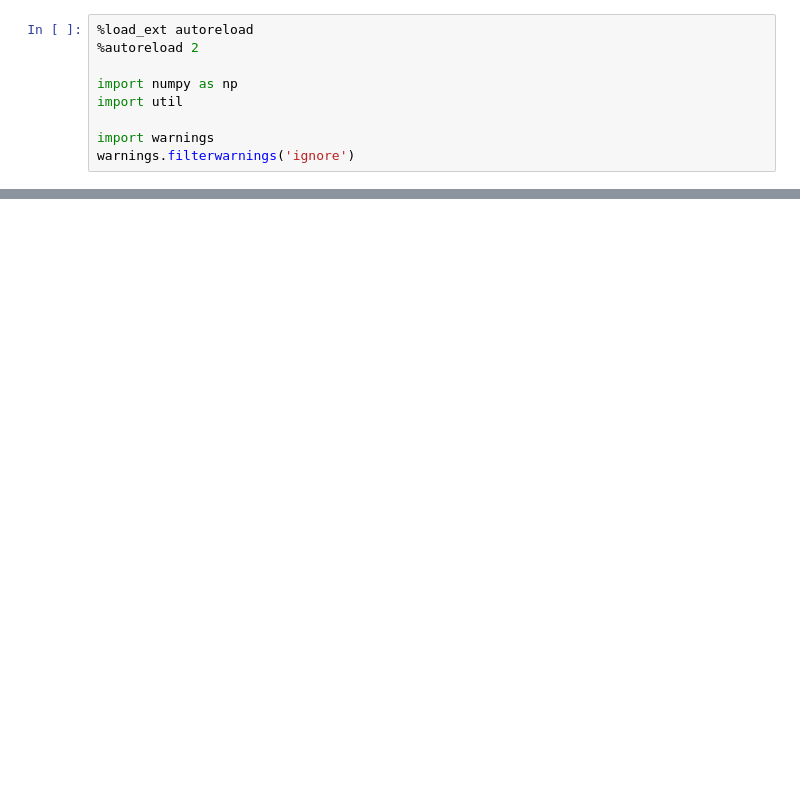
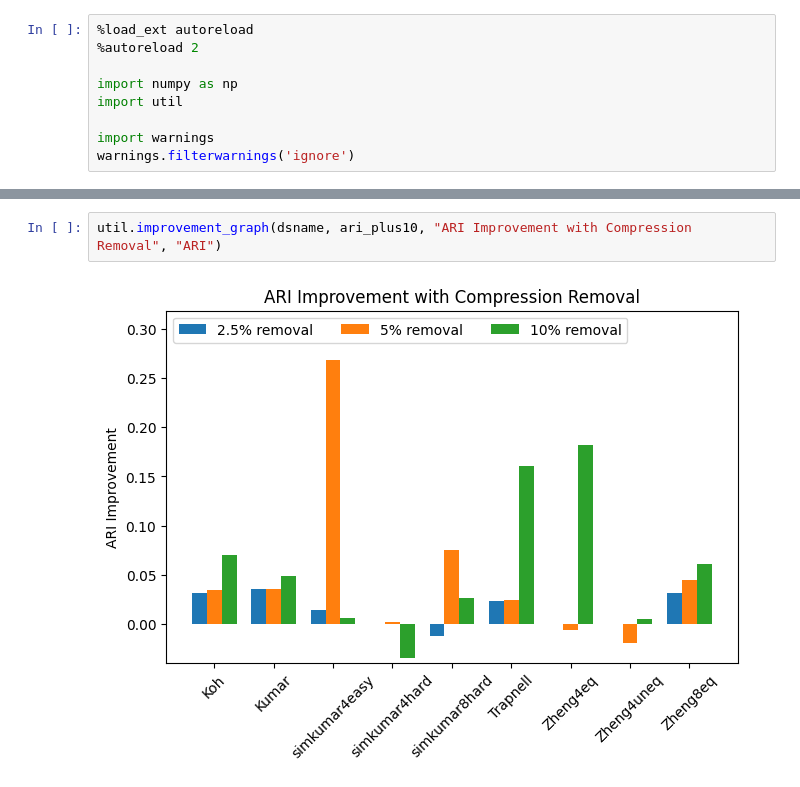
Before and after one commit to nikhilnd/pca-compression, a Jupyter notebook: final-code/outlier.ipynb, the cells around one changed output, grey strips where cells are left out. Cells and saved outputs as stored; diff of their text form; blank space fills up the shorter version.

```diff
--- a/final-code/outlier.ipynb
+++ b/final-code/outlier.ipynb
@@ -232,0 +199,4 @@ nmi_det
+# %%
+util.improvement_graph(dsname, ari_plus10, "ARI Improvement with Compression Removal", "ARI")
+# %% [output]
+[figure, added]
```
Also changed, not shown: parts of 12 cells of this notebook, 1 other file.
